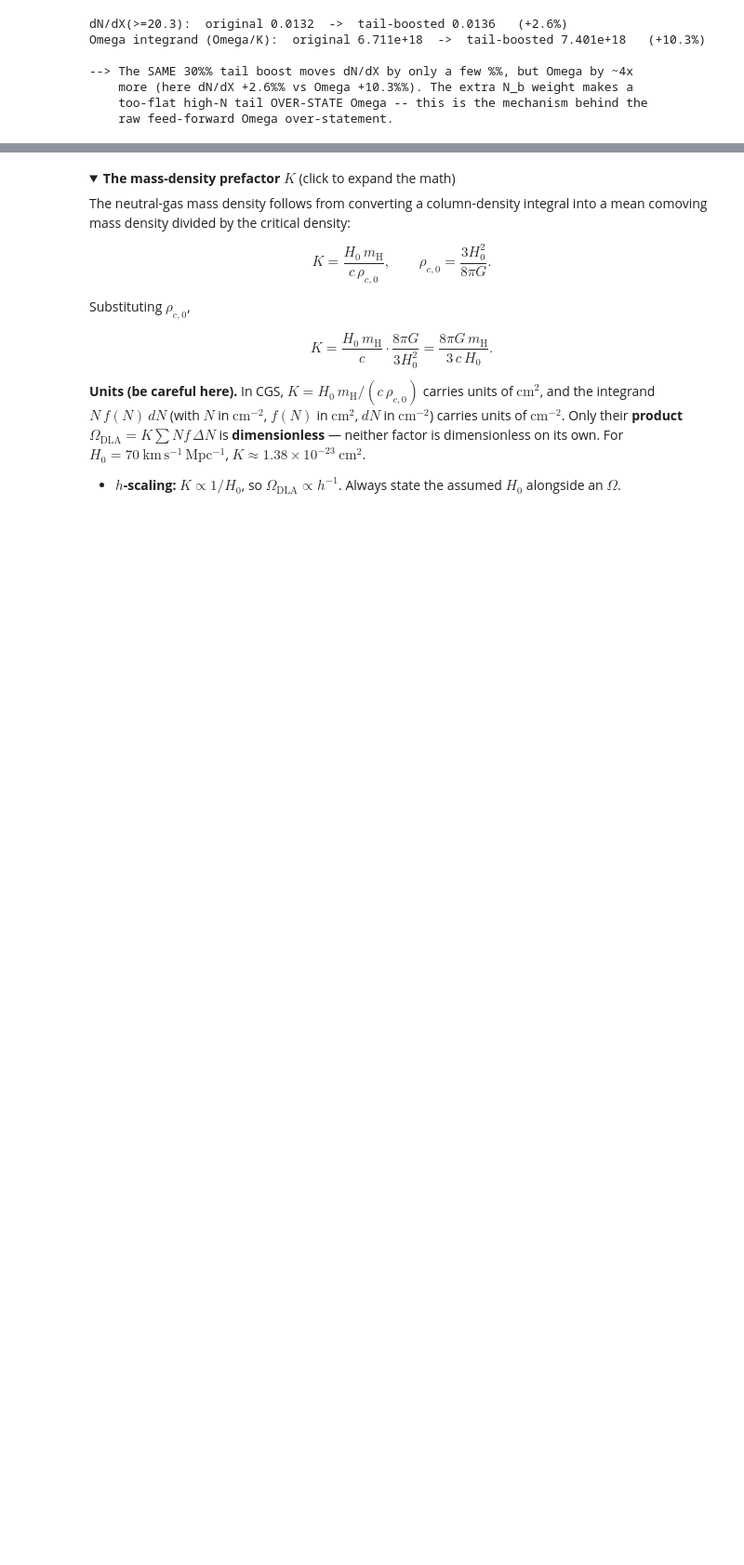
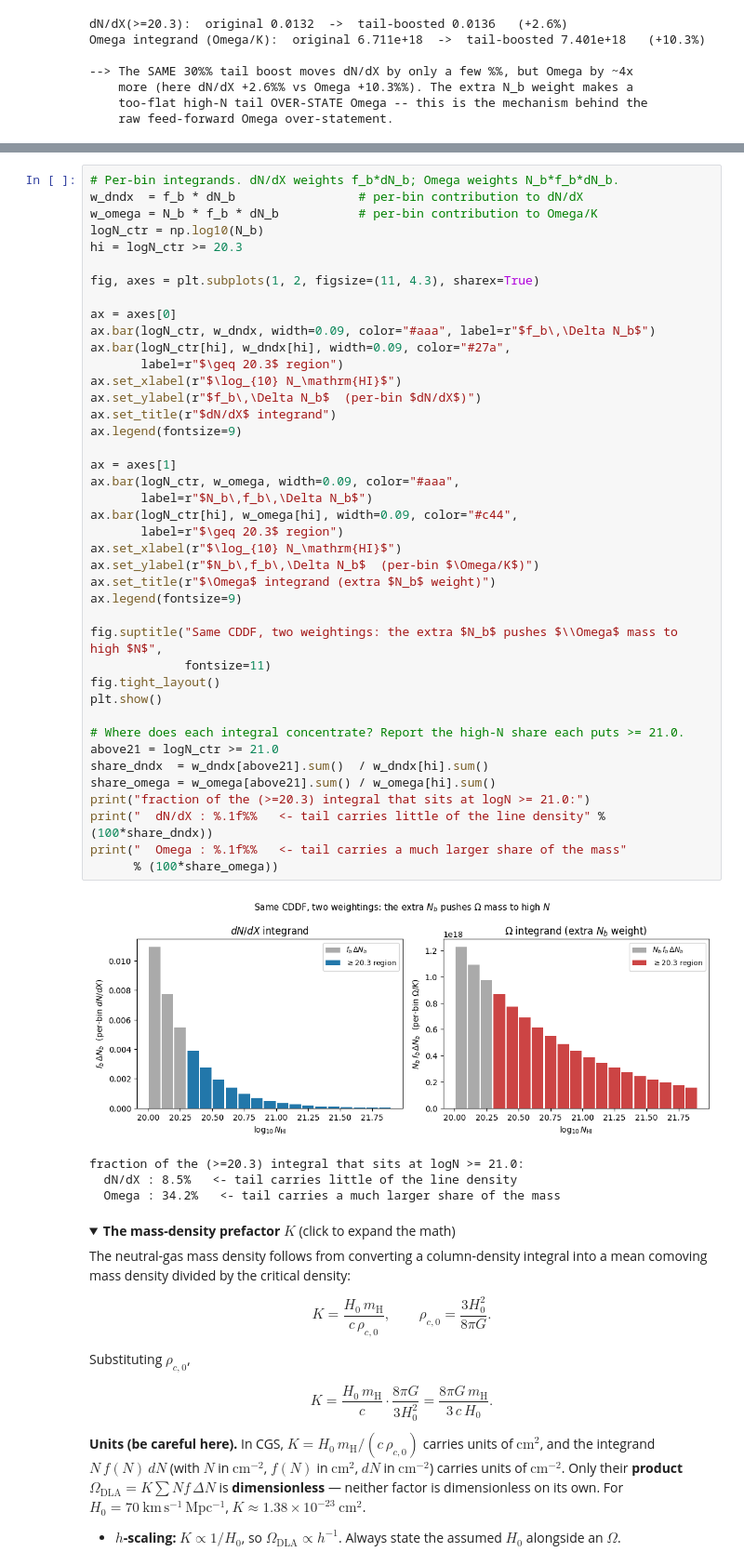
Before and after one commit to jibanCat/desi_gpy_dla_detection, a Jupyter notebook: notebooks/HBI_00_motivation_and_estimand.ipynb, the cells around one changed output, grey strips where cells are left out. Shown at 93% size. Saved outputs shown, nothing was run; the diff lists cells and outputs as text; folded sections open; blank space fills up the shorter version.

```diff
--- a/notebooks/HBI_00_motivation_and_estimand.ipynb
+++ b/notebooks/HBI_00_motivation_and_estimand.ipynb
@@ -217,3 +245,49 @@ Omega integrand (Omega/K):  original 6.711e+18  ->  tail-boosted 7.401e+18   (+1
+# %%
+# Per-bin integrands. dN/dX weights f_b*dN_b; Omega weights N_b*f_b*dN_b.
+w_dndx  = f_b * dN_b                 # per-bin contribution to dN/dX
+w_omega = N_b * f_b * dN_b           # per-bin contribution to Omega/K
+logN_ctr = np.log10(N_b)
+hi = logN_ctr >= 20.3
+
+fig, axes = plt.subplots(1, 2, figsize=(11, 4.3), sharex=True)
+
+ax = axes[0]
+ax.bar(logN_ctr, w_dndx, width=0.09, color="#aaa", label=r"$f_b\,\Delta N_b$")
+ax.bar(logN_ctr[hi], w_dndx[hi], width=0.09, color="#27a",
+       label=r"$\geq 20.3$ region")
+ax.set_xlabel(r"$\log_{10} N_\mathrm{HI}$")
+ax.set_ylabel(r"$f_b\,\Delta N_b$  (per-bin $dN/dX$)")
+ax.set_title(r"$dN/dX$ integrand")
+ax.legend(fontsize=9)
+
+ax = axes[1]
+ax.bar(logN_ctr, w_omega, width=0.09, color="#aaa",
+       label=r"$N_b\,f_b\,\Delta N_b$")
+ax.bar(logN_ctr[hi], w_omega[hi], width=0.09, color="#c44",
+       label=r"$\geq 20.3$ region")
+ax.set_xlabel(r"$\log_{10} N_\mathrm{HI}$")
+ax.set_ylabel(r"$N_b\,f_b\,\Delta N_b$  (per-bin $\Omega/K$)")
+ax.set_title(r"$\Omega$ integrand (extra $N_b$ weight)")
+ax.legend(fontsize=9)
+
+fig.suptitle("Same CDDF, two weightings: the extra $N_b$ pushes $\\Omega$ mass to high $N$",
+             fontsize=11)
+fig.tight_layout()
+plt.show()
+
+# Where does each integral concentrate? Report the high-N share each puts >= 21.0.
+above21 = logN_ctr >= 21.0
+share_dndx  = w_dndx[above21].sum()  / w_dndx[hi].sum()
+share_omega = w_omega[above21].sum() / w_omega[hi].sum()
+print("fraction of the (>=20.3) integral that sits at logN >= 21.0:")
+print("  dN/dX : %.1f%%   <- tail carries little of the line density" % (100*share_dndx))
+print("  Omega : %.1f%%   <- tail carries a much larger share of the mass"
+      % (100*share_omega))
+# %% [output]
+[figure, added]
+fraction of the (>=20.3) integral that sits at logN >= 21.0:
+  dN/dX : 8.5%   <- tail carries little of the line density
+  Omega : 34.2%   <- tail carries a much larger share of the mass
 # %% [markdown]
 <details>
 <summary><b>The mass-density prefactor</b> $K$ (click to expand the math)</summary>
```
Also changed, not shown: parts of 8 cells of this notebook, 13 other files.
